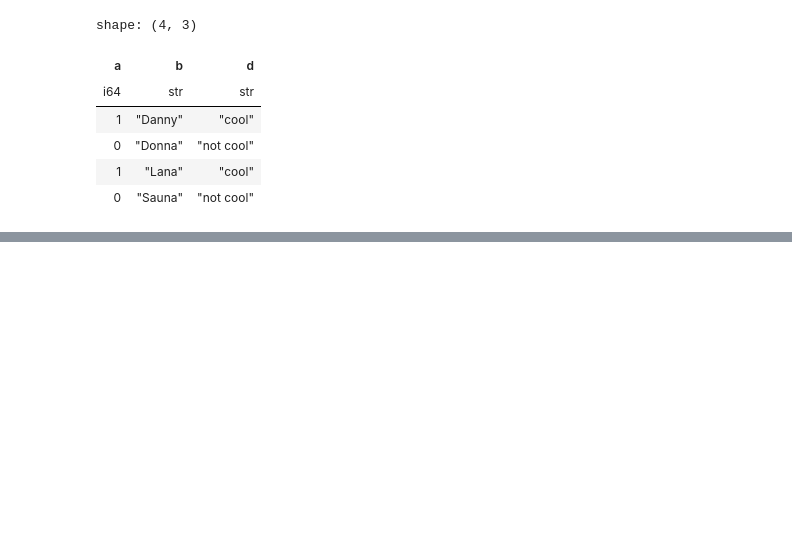
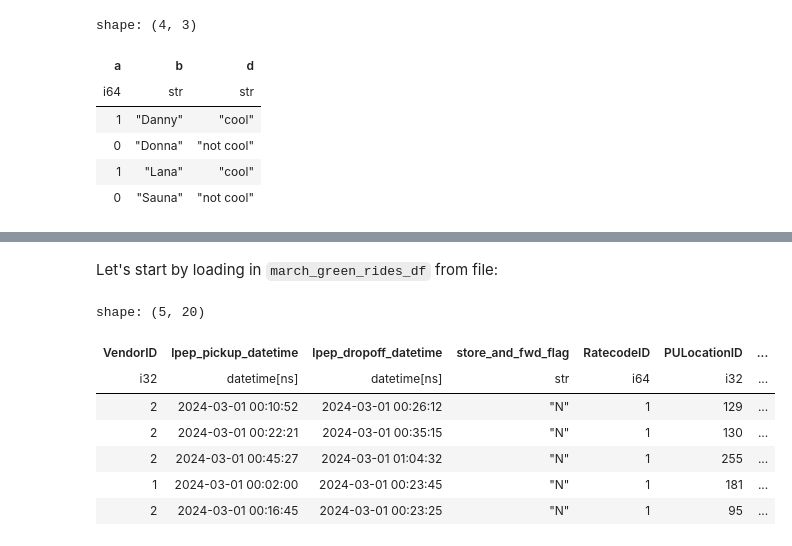
Before and after one commit to kalona/polars-for-data-science-oreilly-course, a Jupyter notebook: notebooks/6. Data Manipulation IV - Combining Data.ipynb, the cells around one changed output, grey strips where cells are left out. Cells and saved outputs as stored; diff of their text form; code cells hidden in the pictures; blank space fills up the shorter version.

```diff
--- a/notebooks/6. Data Manipulation IV - Combining Data.ipynb
+++ b/notebooks/6. Data Manipulation IV - Combining Data.ipynb
@@ -227,0 +317,14 @@ shape: (4, 3)
+# %% [markdown]
+Let's start by loading in `march_green_rides_df` from file:
+# %%
+march_green_rides_df = pl.read_parquet("../data/green_tripdata_2024-03.parquet")
+march_green_rides_df.head()
+# %% [output]
+shape: (5, 20)
+| VendorID | lpep_pickup_datetime | lpep_dropoff_datetime | store_and_fwd_flag | RatecodeID | PULocationID | ... |
+| i32 | datetime[ns] | datetime[ns] | str | i64 | i32 | ... |
+| 2 | 2024-03-01 00:10:52 | 2024-03-01 00:26:12 | "N" | 1 | 129 | ... |
+| 2 | 2024-03-01 00:22:21 | 2024-03-01 00:35:15 | "N" | 1 | 130 | ... |
+| 2 | 2024-03-01 00:45:27 | 2024-03-01 01:04:32 | "N" | 1 | 255 | ... |
+| 1 | 2024-03-01 00:02:00 | 2024-03-01 00:23:45 | "N" | 1 | 181 | ... |
+| 2 | 2024-03-01 00:16:45 | 2024-03-01 00:23:25 | "N" | 1 | 95 | ... |
```
Also changed, not shown: parts of 32 cells of this notebook.
